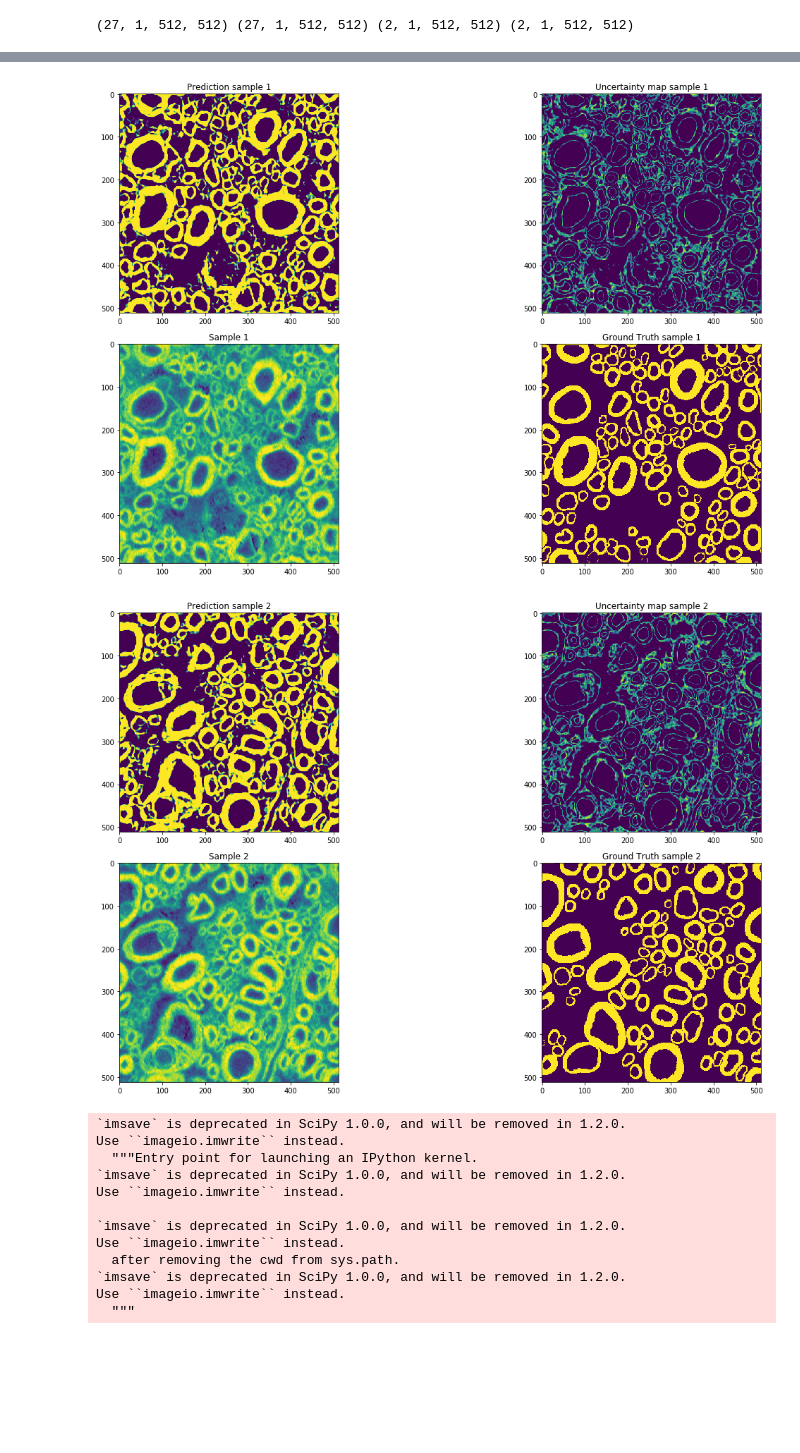
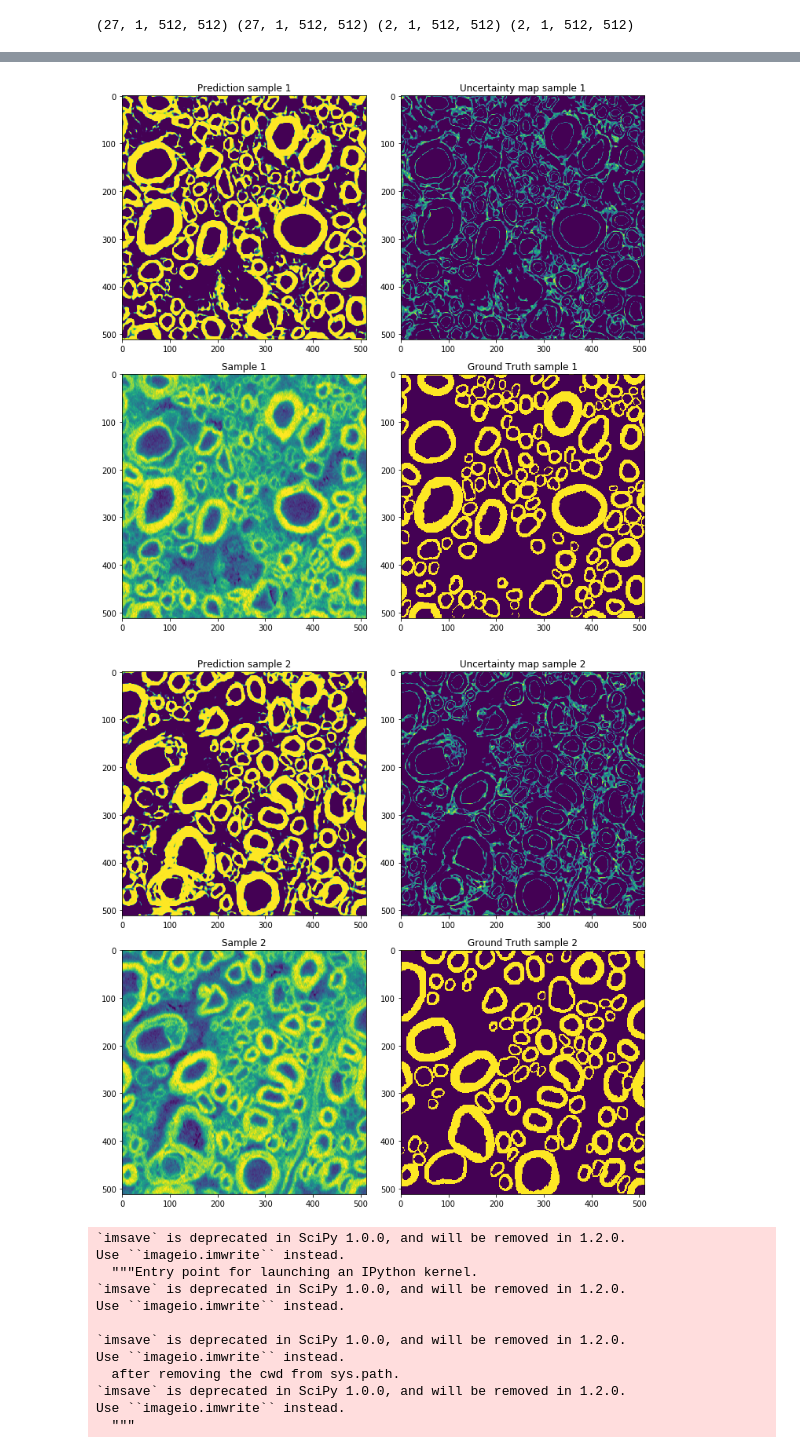
Before and after one commit to neuropoly/deep-active-learning, a Jupyter notebook: axon_deep_seg_uncertainty_11_09.ipynb, the cells around one changed output, grey strips where cells are left out. Cells and saved outputs as stored; diff of their text form; code cells hidden in the pictures; blank space fills up the shorter version.

```diff
--- a/axon_deep_seg_uncertainty_11_09.ipynb
+++ b/axon_deep_seg_uncertainty_11_09.ipynb
@@ -444,9 +444,9 @@ nb_active_epochs = 2
 batch_size = 10
 steps_per_epoch = nb_labeled / batch_size
 
-apply_augmentation = False
-featurewise_center = True
-featurewise_std_normalization= True
+apply_augmentation = True
+featurewise_center = False
+featurewise_std_normalization= False
 rotation_range= 40
 horizontal_flip= True
 vertical_flip =True
@@ -558,40 +558,40 @@ Epoch 26/300
 # %%
 # Plot predictions and uncertainty map for 2 samples
 
-plt.figure(figsize=(20,10))
+plt.figure(figsize=(10,10))
 plt.subplot(221)
 plt.imshow(predictions[0][0,:,:])
 plt.title("Prediction sample 1")
 plt.subplot(222)
 plt.imshow(uncertain_map_array[0])
 plt.title("Uncertainty map sample 1")
 plt.subplot(223)
 plt.imshow(X_test[0][0,:,:])
 plt.title("Sample 1")
 plt.subplot(224)
 plt.imshow(y_test[0][0,:,:])
 plt.title("Ground Truth sample 1")
 plt.tight_layout()
 plt.show()
 
 # Plot predictions and uncertainty map for 2 samples
 
-plt.figure(figsize=(20,10))
+plt.figure(figsize=(10,10))
 plt.subplot(221)
 plt.imshow(predictions[1][0,:,:])
 plt.title("Prediction sample 2")
 plt.subplot(222)
 plt.imshow(uncertain_map_array[1])
 plt.title("Uncertainty map sample 2")
 plt.subplot(223)
 plt.imshow(X_test[1][0,:,:])
 plt.title("Sample 2")
 plt.subplot(224)
 plt.imshow(y_test[1][0,:,:])
 plt.title("Ground Truth sample 2")
 plt.tight_layout()
 plt.show()
 # %% [output]
-[figure, old version]
+[figure, new version]
-[figure, old version]
+[figure, new version]
 # %%
```
Also changed, not shown: parts of 3 cells of this notebook, 4 other files.
